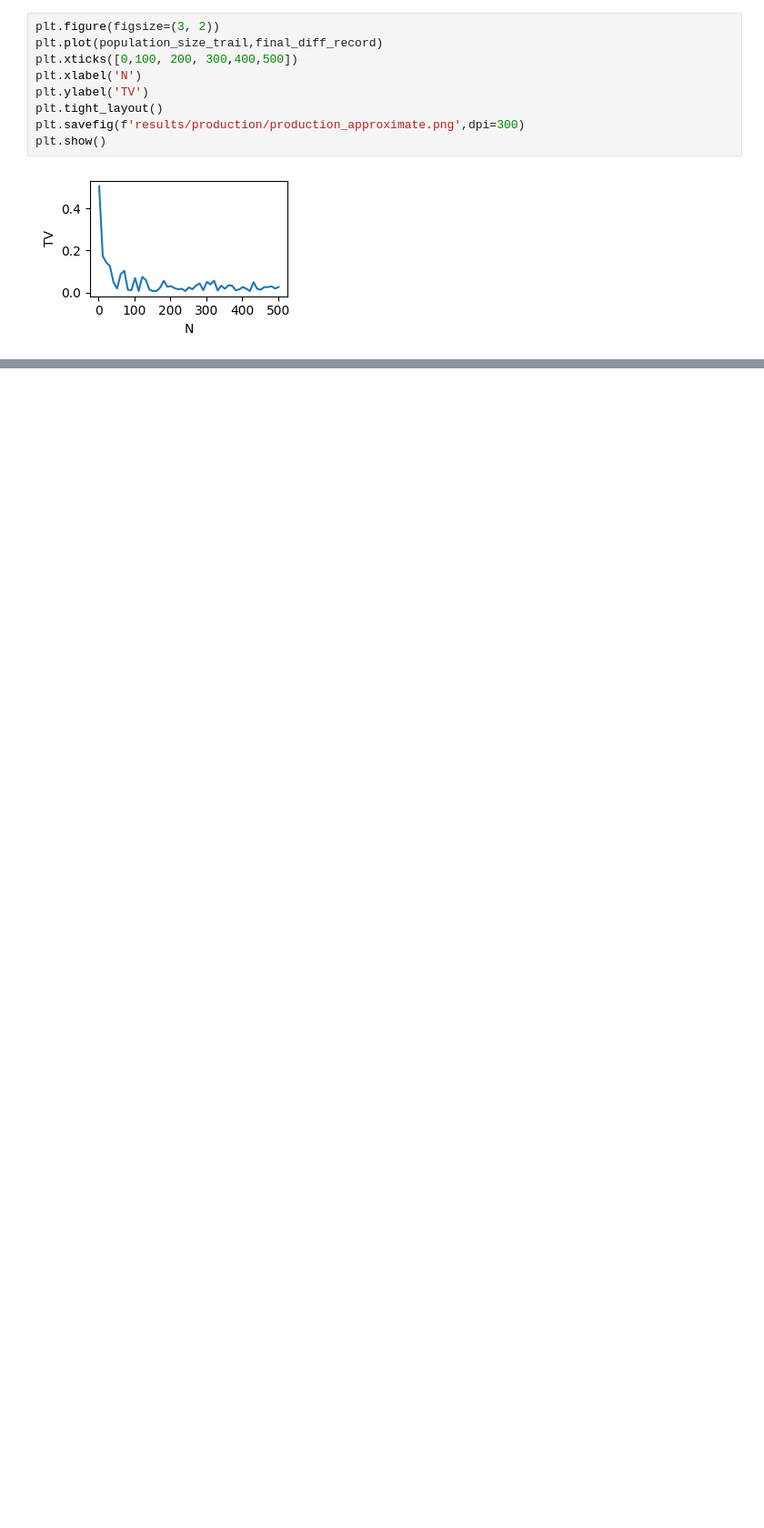
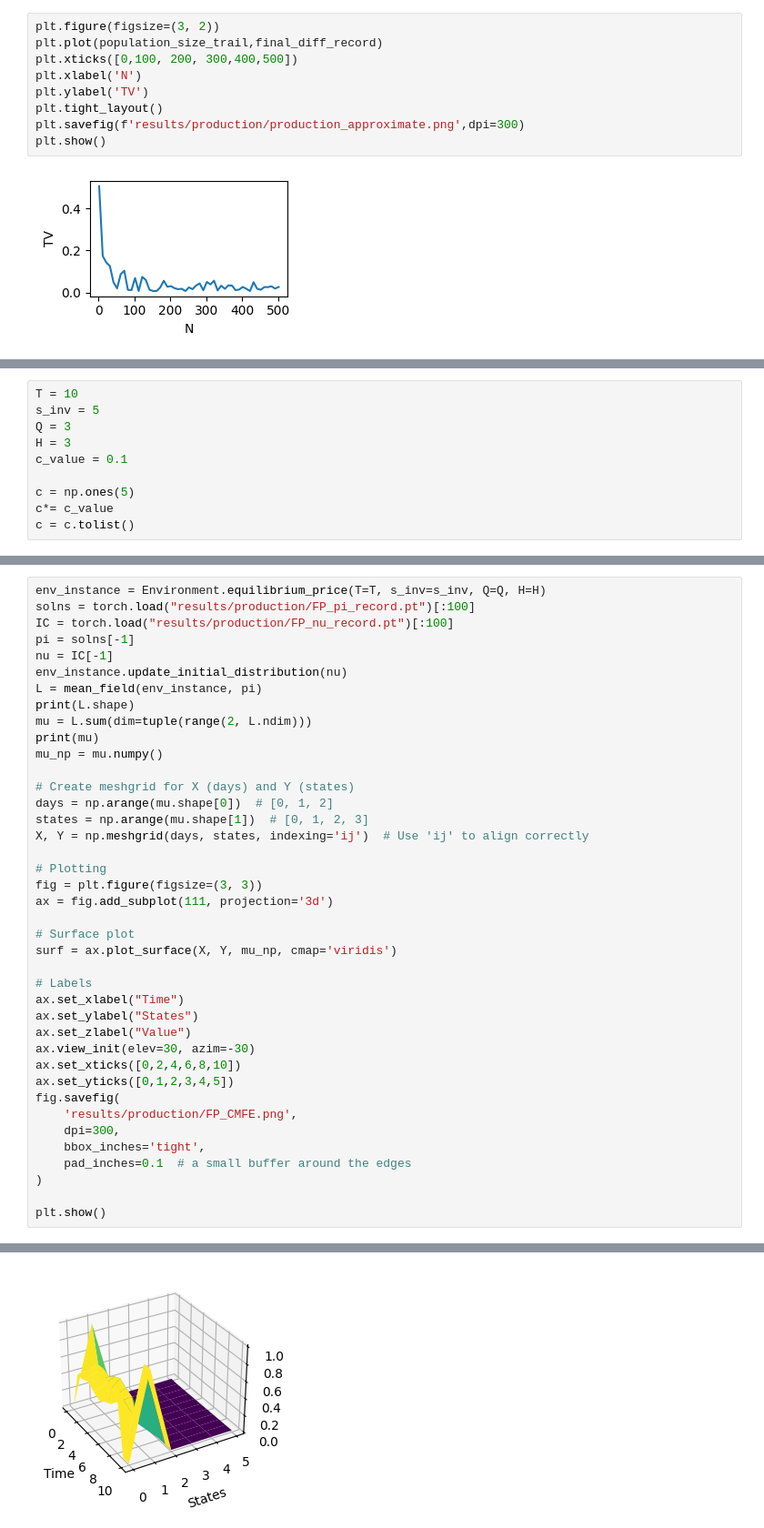
Before and after one commit to Minghui-Wu/MFGLib, a Jupyter notebook: production.ipynb, the cells around one changed output, grey strips where cells are left out. Shown at 91% size. Cells and saved outputs as stored; diff of their text form; blank space fills up the shorter version.

```diff
--- a/production.ipynb
+++ b/production.ipynb
@@ -421,0 +404,10 @@ mu_T = mu[-1].to_
+# %%
+T = 10
+s_inv = 5
+Q = 3
+H = 3
+c_value = 0.1
+
+c = np.ones(5)
+c*= c_value
+c = c.tolist()
@@ -421,0 +457,41 @@ mu_T = mu[-1].to_
+# %%
+env_instance = Environment.equilibrium_price(T=T, s_inv=s_inv, Q=Q, H=H)
+solns = torch.load("results/production/FP_pi_record.pt")[:100]
+IC = torch.load("results/production/FP_nu_record.pt")[:100]
+pi = solns[-1]
+nu = IC[-1]
+env_instance.update_initial_distribution(nu)
+L = mean_field(env_instance, pi)
+print(L.shape)
+mu = L.sum(dim=tuple(range(2, L.ndim)))
+print(mu)
+mu_np = mu.numpy()
+
+# Create meshgrid for X (days) and Y (states)
+days = np.arange(mu.shape[0])  # [0, 1, 2]
+states = np.arange(mu.shape[1])  # [0, 1, 2, 3]
+X, Y = np.meshgrid(days, states, indexing='ij')  # Use 'ij' to align correctly
+
+# Plotting
+fig = plt.figure(figsize=(3, 3))
+ax = fig.add_subplot(111, projection='3d')
+
+# Surface plot
+surf = ax.plot_surface(X, Y, mu_np, cmap='viridis')
+
+# Labels
+ax.set_xlabel("Time")
+ax.set_ylabel("States")
+ax.set_zlabel("Value")
+ax.view_init(elev=30, azim=-30)
+ax.set_xticks([0,2,4,6,8,10])
+ax.set_yticks([0,1,2,3,4,5])
+fig.savefig(
+    'results/production/FP_CMFE.png',
+    dpi=300,
+    bbox_inches='tight',
+    pad_inches=0.1  # a small buffer around the edges
+)
+
+plt.show()
+# %% [output]
@@ -421,0 +510 @@ mu_T = mu[-1].to_
+[figure, added]
```
Also changed, not shown: parts of 7 cells of this notebook, 20 other files.
